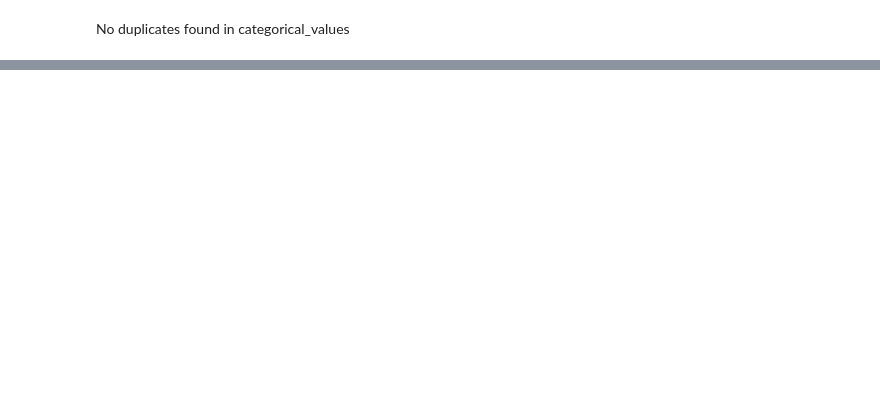
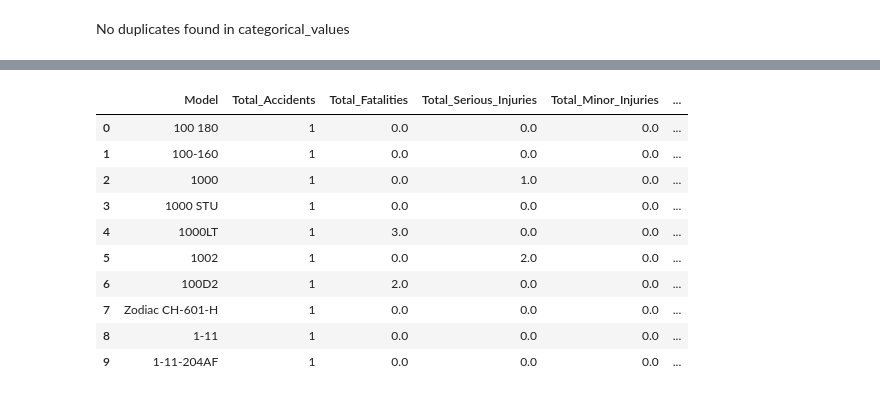
Before and after one commit to RonnyMuthomi/dsc-phase1-project, a Jupyter notebook: index.ipynb, the cells around one changed output, grey strips where cells are left out. Drawn from its saved outputs; the diff is of its cells as text; code cells hidden in the pictures; blank space fills up the shorter version.

```diff
--- a/index.ipynb
+++ b/index.ipynb
@@ -530,0 +542,34 @@ Avition_df.shape
+# %%
+# Group data by model and use .mean(), .count() .sum() aggregation methods
+
+accident_summary = Aviation_df.groupby('Model').agg(
+    Total_Accidents=('Event.Id', 'count'), # count accidents per model
+    Total_Fatalities=('Total.Fatal.Injuries', 'sum'), # sum the fatalities
+    Total_Serious_Injuries=('Total.Serious.Injuries', 'sum'),# sum serious injuries
+    Total_Minor_Injuries=('Total.Minor.Injuries', 'sum'), # sum minor injuries
+    Average_Fatalities=('Total.Fatal.Injuries', 'mean')# Avg fatalities per accident
+
+).reset_index()
+
+# calculate total injuries separately
+accident_summary ['Total_Injuries']=(
+    accident_summary['Total_Serious_Injuries'] + accident_summary['Total_Minor_Injuries']
+)
+
+# sort by total accidents to find the safest models
+safest_models = accident_summary.sort_values(by='Total_Accidents').head(10).reset_index(drop=True)
+
+# display the safest model
+safest_models
+# %% [output]
+|  | Model | Total_Accidents | Total_Fatalities | Total_Serious_Injuries | Total_Minor_Injuries | ... |
+| 0 | 100 180 | 1 | 0.0 | 0.0 | 0.0 | ... |
+| 1 | 100-160 | 1 | 0.0 | 0.0 | 0.0 | ... |
+| 2 | 1000 | 1 | 0.0 | 1.0 | 0.0 | ... |
+| 3 | 1000 STU | 1 | 0.0 | 0.0 | 0.0 | ... |
+| 4 | 1000LT | 1 | 3.0 | 0.0 | 0.0 | ... |
+| 5 | 1002 | 1 | 0.0 | 2.0 | 0.0 | ... |
+| 6 | 100D2 | 1 | 2.0 | 0.0 | 0.0 | ... |
+| 7 | Zodiac CH-601-H | 1 | 0.0 | 0.0 | 0.0 | ... |
+| 8 | 1-11 | 1 | 0.0 | 0.0 | 0.0 | ... |
+| 9 | 1-11-204AF | 1 | 0.0 | 0.0 | 0.0 | ... |
```
Also changed, not shown: parts of 30 cells of this notebook.
